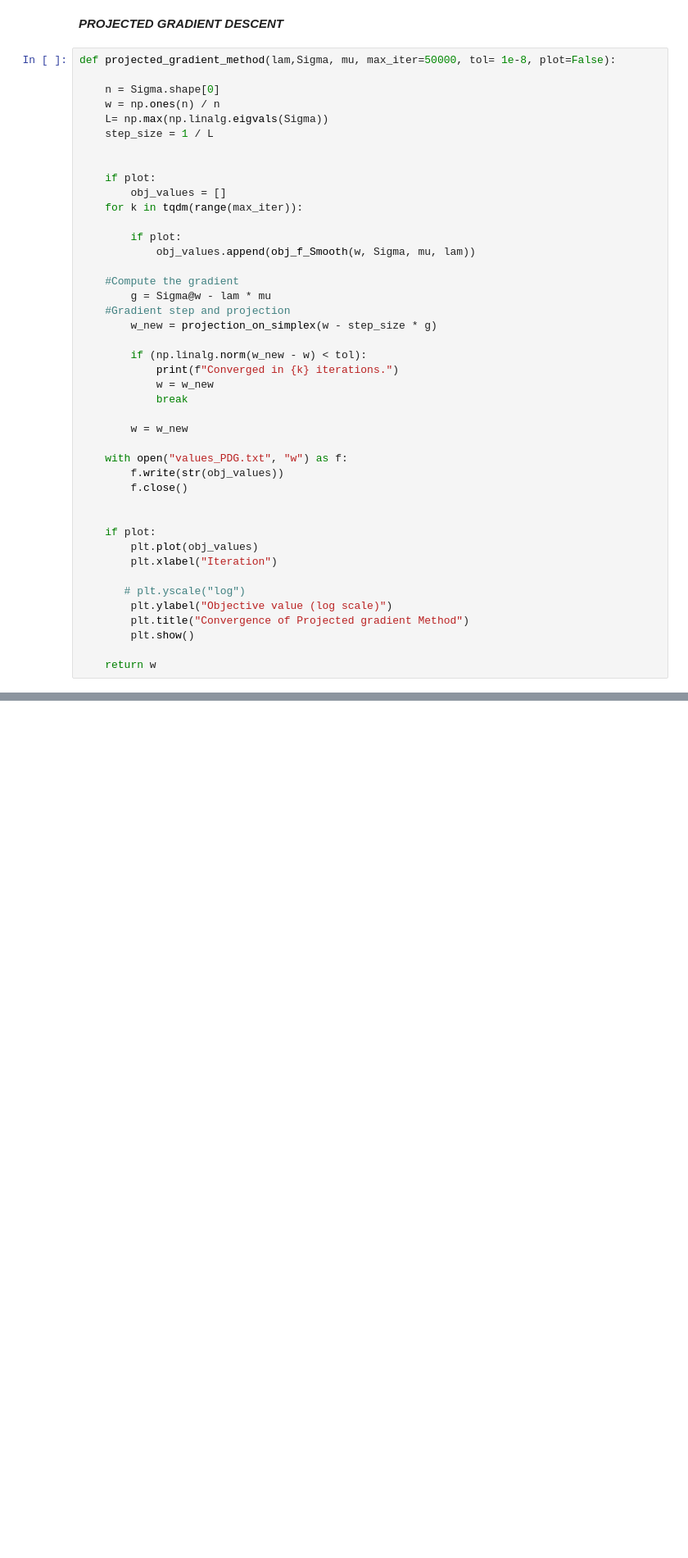
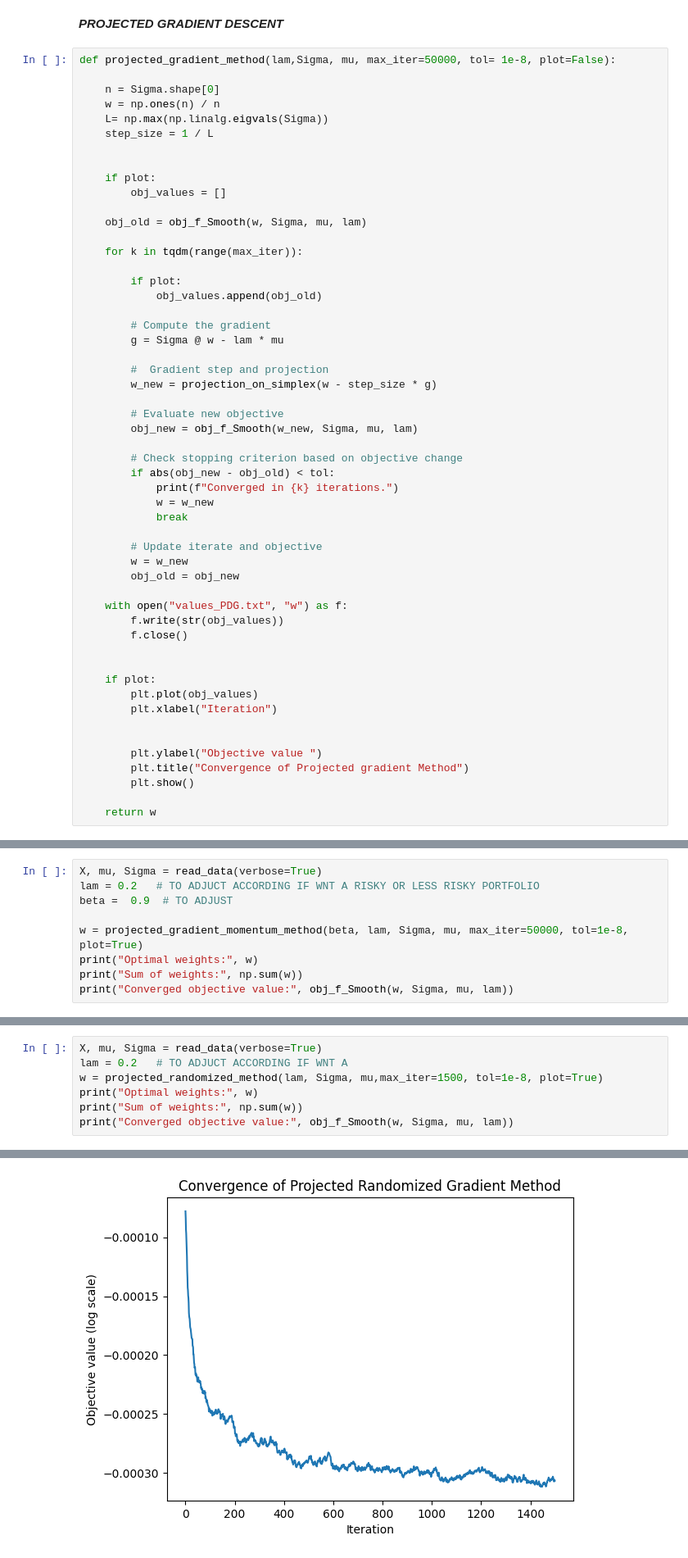
Before and after one commit to Edouard1000/Projet_opti, a Jupyter notebook: nonsmoothcase.ipynb, the cells around one changed output, grey strips where cells are left out. Shown at 82% size. Cells and saved outputs as stored; diff of their text form; blank space fills up the shorter version.

Commit message:
methods

```diff
--- a/nonsmoothcase.ipynb
+++ b/nonsmoothcase.ipynb
@@ -82,22 +82,32 @@ def projected_gradient_method(lam,Sigma, mu, max_iter=50000, tol= 1e-8, plot=Fal
 
     if plot:
         obj_values = []
+
+    obj_old = obj_f_Smooth(w, Sigma, mu, lam)
+
     for k in tqdm(range(max_iter)):
 
         if plot:
-            obj_values.append(obj_f_Smooth(w, Sigma, mu, lam))
+            obj_values.append(obj_old)
 
-    #Compute the gradient
-        g = Sigma@w - lam * mu
-    #Gradient step and projection
+        # Compute the gradient
+        g = Sigma @ w - lam * mu
+
+        #  Gradient step and projection
         w_new = projection_on_simplex(w - step_size * g)
 
-        if (np.linalg.norm(w_new - w) < tol):
+        # Evaluate new objective
+        obj_new = obj_f_Smooth(w_new, Sigma, mu, lam)
+
+        # Check stopping criterion based on objective change
+        if abs(obj_new - obj_old) < tol:
             print(f"Converged in {k} iterations.")
             w = w_new
             break
 
+        # Update iterate and objective
         w = w_new
+        obj_old = obj_new
 
     with open("values_PDG.txt", "w") as f:
         f.write(str(obj_values))
@@ -108,8 +118,8 @@ def projected_gradient_method(lam,Sigma, mu, max_iter=50000, tol= 1e-8, plot=Fal
         plt.plot(obj_values)
         plt.xlabel("Iteration")
 
-       # plt.yscale("log")
-        plt.ylabel("Objective value (log scale)")
+
+        plt.ylabel("Objective value ")
         plt.title("Convergence of Projected gradient Method")
         plt.show()
 
@@ -147,0 +193,9 @@ Converged objective value: -0.001550659483574245
+# %%
+X, mu, Sigma = read_data(verbose=True)
+lam = 0.2   # TO ADJUCT ACCORDING IF WNT A RISKY OR LESS RISKY PORTFOLIO
+beta =  0.9  # TO ADJUST
+
+w = projected_gradient_momentum_method(beta, lam, Sigma, mu, max_iter=50000, tol=1e-8, plot=True)
+print("Optimal weights:", w)
+print("Sum of weights:", np.sum(w))
+print("Converged objective value:", obj_f_Smooth(w, Sigma, mu, lam))
@@ -147,0 +268,8 @@ Converged objective value: -0.001550659483574245
+# %%
+X, mu, Sigma = read_data(verbose=True)
+lam = 0.2   # TO ADJUCT ACCORDING IF WNT A
+w = projected_randomized_method(lam, Sigma, mu,max_iter=1500, tol=1e-8, plot=True)
+print("Optimal weights:", w)
+print("Sum of weights:", np.sum(w))
+print("Converged objective value:", obj_f_Smooth(w, Sigma, mu, lam))
+# %% [output]
@@ -147,0 +279 @@ Converged objective value: -0.001550659483574245
+[figure, added]
```
Also changed, not shown: parts of 7 cells of this notebook, 4 other files.
